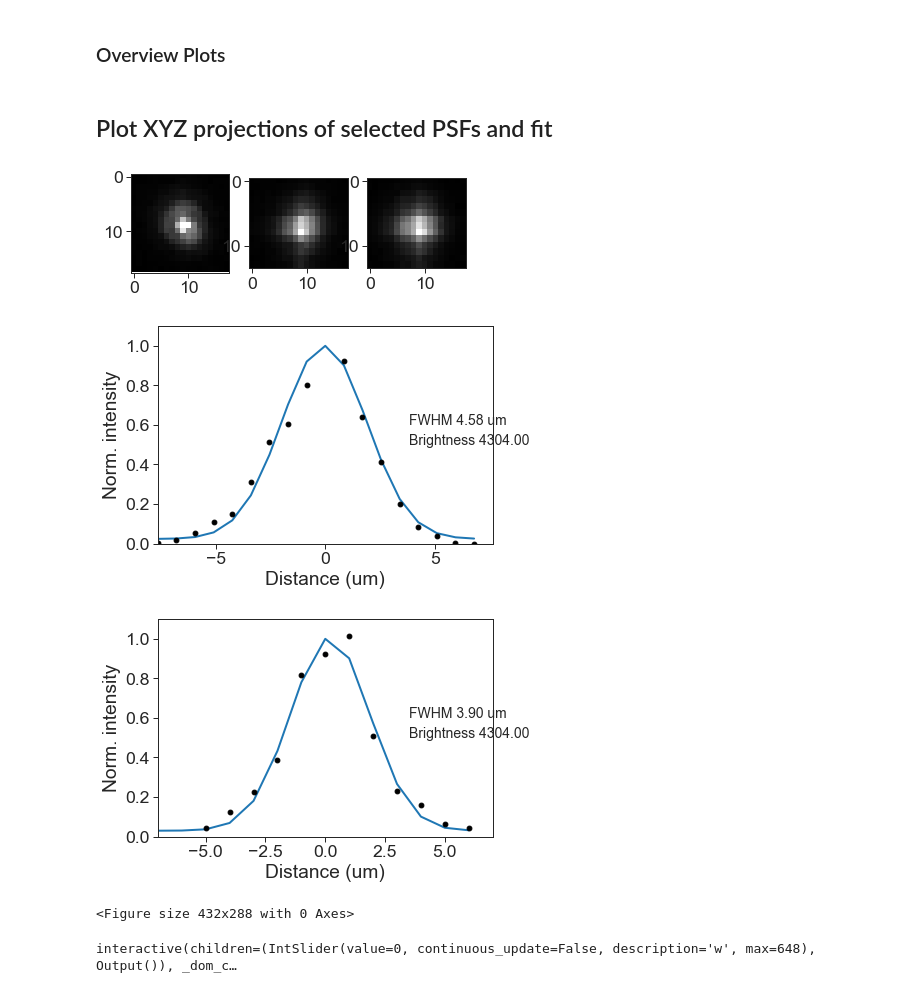
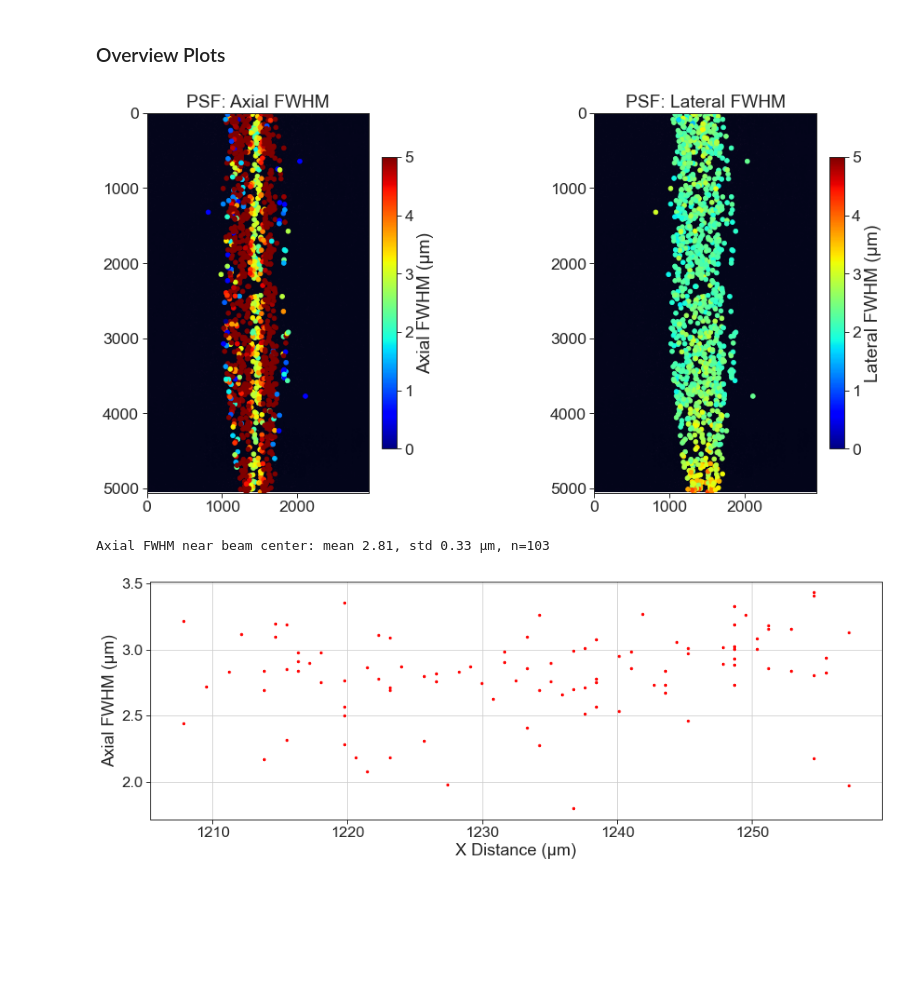
Before and after one commit to mesoSPIM/mesoSPIM-PSFanalysis, a Jupyter notebook: benchtop-MitutoyoBD-5X(TL-MT1)-ETL-off.ipynb, the cells around one changed output. Drawn from its saved outputs; the diff is of its cells as text; code cells hidden in the pictures; blank space fills up the shorter version.

```diff
--- a/benchtop-MitutoyoBD-5X(TL-MT1)-ETL-off.ipynb
+++ b/benchtop-MitutoyoBD-5X(TL-MT1)-ETL-off.ipynb
@@ -46,7 +46,7 @@ pxPerUmLat = 1/UmPerPxLat
 pxPerUmAx = 1.0 # between z-planes
 windowUm = [15, 15, 15] #
 options = {'pxPerUmLat':pxPerUmLat, 'pxPerUmAx':pxPerUmAx, 'windowUm':windowUm}
-options['thresh'] = 1000 #changed to abs, was relative: (0.05)
+options['thresh'] = 700
 options
 # %% [output]
 {'pxPerUmLat': 1.1764705882352942,
@@ -56,14 +56,14 @@ options
 # %%
-datafolder = "D:\\benchtopData\\PSF\\2022-10-03-Mitu5X-TL-MT1-fbright200nm\\"
+datafolder = "D:\\benchtopData\\PSF\\2022-10-03-Mitu5X-TL-MT1-fbright200nm\\exp5ms-galvo199.9Hz\\"
 LENS_NAME = f"Mitutoyo BD {MAG}x/0.14 TLf{TL_f_mm}"
 CAMERA = "Photometrics Iris 15"
 sensor_dim_mm = (21.49, 12.61) # Iris 15
-freq_Hz = 99.9
-exp_ms = 20
+freq_Hz = 199.9
+exp_ms = 5
 experiment_key = f"{MAG}X_ETL-off"
 datafiles = {
-    f"{MAG}X_ETL-on": datafolder + f"ETL-on.tif",
-    f"{MAG}X_ETL-off": datafolder + f"ETL-off.tif",
+    #f"{MAG}X_ETL-on": datafolder + f"ETL-on.tif",
+    f"{MAG}X_ETL-off": datafolder + f"ETL-off-exp5ms-galvo199Hz.tif",
 }
 # %% [markdown]
 ### Load data
@@ -203,27 +231,27 @@ fig.savefig(datafolder + f'/{experiment_key}-{exp_ms}ms-{freq_Hz}hz-hist-axial-l
 # %%
 fig = plt.figure(figsize=(15,7.5));
 cmap = 'jet'
 
 subfigure0 = fig.add_subplot(121)
 subfigure0.imshow(smoothed)
-overlay0 = subfigure0.scatter(PSF['X'].tolist(), PSF['Y'].tolist(), c=PSF['FWHMax'].tolist(), cmap=cmap, vmin=0, vmax=10)
+overlay0 = subfigure0.scatter(PSF['X'].tolist(), PSF['Y'].tolist(), c=PSF['FWHMax'].tolist(), cmap=cmap, vmin=0, vmax=5)
 subfigure0.axis('on');
 subfigure0.set_title('PSF: Axial FWHM')
 cbar0 = plt.colorbar(overlay0,fraction=0.044, pad=0.04)
 cbar0.set_label('Axial FWHM (μm)')
 
 
 subfigure1 = fig.add_subplot(122)
 subfigure1.imshow(smoothed);
 overlay1 = subfigure1.scatter(PSF['X'].tolist(), PSF['Y'].tolist(), c=PSF['FWHMlat'].tolist(), cmap=cmap, vmin=0, vmax=5);
 subfigure1.axis('on');
 subfigure1.set_title('PSF: Lateral FWHM')
 cbar1 = plt.colorbar(overlay1,fraction=0.044, pad=0.04)
 cbar1.set_label('Lateral FWHM (μm)')
 
 plt.subplots_adjust(wspace = 0.35)
+# %% [output]
+[figure, added]
 # %%
 fig.savefig(datafolder + f'/{experiment_key}-{exp_ms}ms-{freq_Hz}hz-Comparision-XYplot-jet.svg', facecolor=fig.get_facecolor(), edgecolor='none',dpi=200)
 fig.savefig(datafolder + f'/{experiment_key}-{exp_ms}ms-{freq_Hz}hz-Comparision-XYplot-jet.png', facecolor=fig.get_facecolor(), edgecolor='none',dpi=200)
-# %% [markdown]
-## Plot XYZ projections of selected PSFs and fit
@@ -235,44 +258,17 @@ len(centerPSFs)
-# %%
-# Plot PSF with known ID
-beadInd = 4825
-average = beads[beadInd]
-
-fig, _axs = plt.subplots(nrows=1, ncols=3)
-axs = _axs.flatten()
-
-XYview = axs[0].imshow(average.mean(axis=0), cmap='gray');
-XZview = axs[1].imshow(average.mean(axis=1), aspect = pxPerUmLat/pxPerUmAx, cmap='gray');
-YZview = axs[2].imshow(average.mean(axis=2), aspect = pxPerUmLat/pxPerUmAx, cmap='gray');
-plt.show()
-
-plotPSF(latProfile[beadInd][0],latProfile[beadInd][1],latProfile[beadInd][2],latProfile[beadInd][3],pxPerUmLat,PSF.Max.iloc[beadInd])
-plt.show()
-plotPSF(axProfile[beadInd][0],axProfile[beadInd][1],axProfile[beadInd][2],axProfile[beadInd][3],pxPerUmAx,PSF.Max.iloc[beadInd])
-plt.show()
-# %% [output]
-[figure, removed]
-[figure, removed]
-[figure, removed]
-# %%
-fig = plt.figure()
-
-def update(w = 50):
-    beadInd = w
-    average = beads[beadInd]
-
-    fig, _axs = plt.subplots(nrows=1, ncols=3)
-    axs = _axs.flatten()
-
-    XYview = axs[0].imshow(average.mean(axis=0));
-    XZview = axs[1].imshow(average.mean(axis=1), aspect = pxPerUmLat/pxPerUmAx);
-    YZview = axs[2].imshow(average.mean(axis=2), aspect = pxPerUmLat/pxPerUmAx);
-    plt.show()
-    plotPSF(latProfile[beadInd][0],latProfile[beadInd][1],latProfile[beadInd][2],latProfile[beadInd][3],pxPerUmLat,PSF.Max.iloc[beadInd])
-    plt.show()
-    plotPSF(axProfile[beadInd][0],axProfile[beadInd][1],axProfile[beadInd][2],axProfile[beadInd][3],pxPerUmAx,PSF.Max.iloc[beadInd])
-    plt.show()
-
-interact(update, w=IntSlider(min=0,max=len(PSF)-1,step=1,value=0,continuous_update=False));
-# %% [output]
-<Figure size 432x288 with 0 Axes>
-interactive(children=(IntSlider(value=0, continuous_update=False, description='w', max=648), Output()), _dom_c…
+# %%
+selectPSF = PSF[(PSF.X > 0.48*FOV_X_px) & (PSF.X < 0.5*FOV_X_px)] # Center
+
+fig = plt.figure(figsize=(15,5));
+
+subfigure1 = fig.add_subplot(111)
+subfigure1.plot(np.multiply(selectPSF['X'].tolist(),UmPerPxLat),selectPSF['FWHMax'].tolist(),'.r',ms=5)
+subfigure1.set_xlabel('X Distance (μm)')
+subfigure1.set_ylabel('Axial FWHM (μm)')
+subfigure1.grid()
+
+plt.subplots_adjust(hspace = 0.3)
+
+print(f"Axial FWHM near beam center: mean {round(selectPSF['FWHMax'].mean(),2)}, std {round(selectPSF['FWHMax'].std(),2)} μm, n={len(selectPSF)}")
+# %% [output]
+Axial FWHM near beam center: mean 2.81, std 0.33 μm, n=103
+[figure, added]
```
Also changed, not shown: parts of 13 cells of this notebook.
